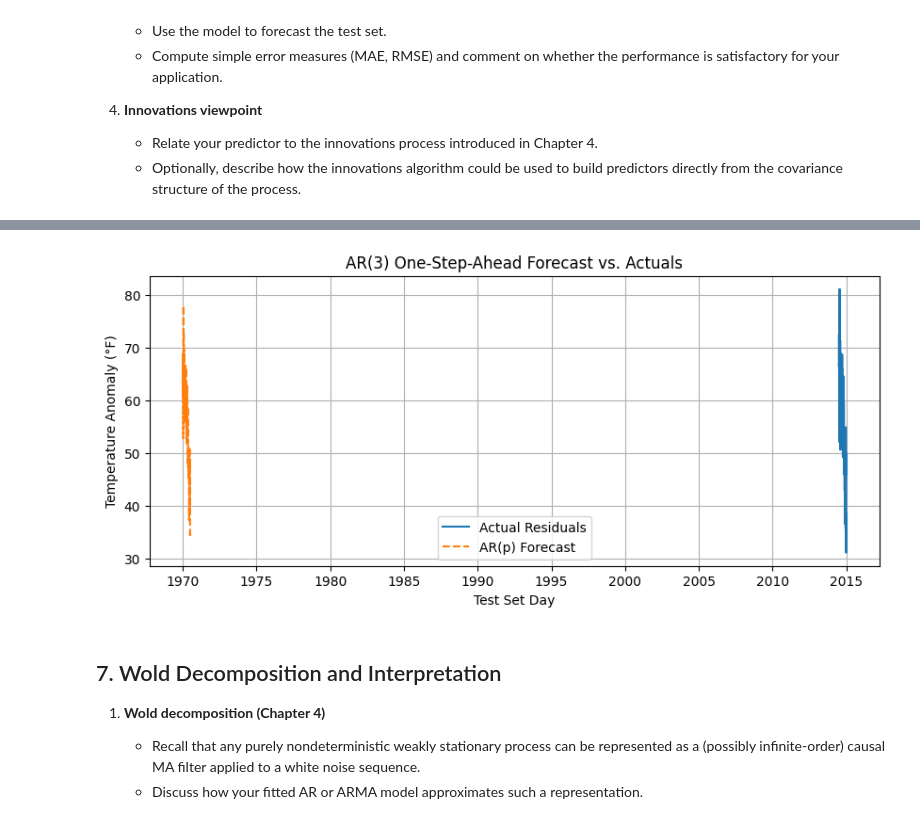
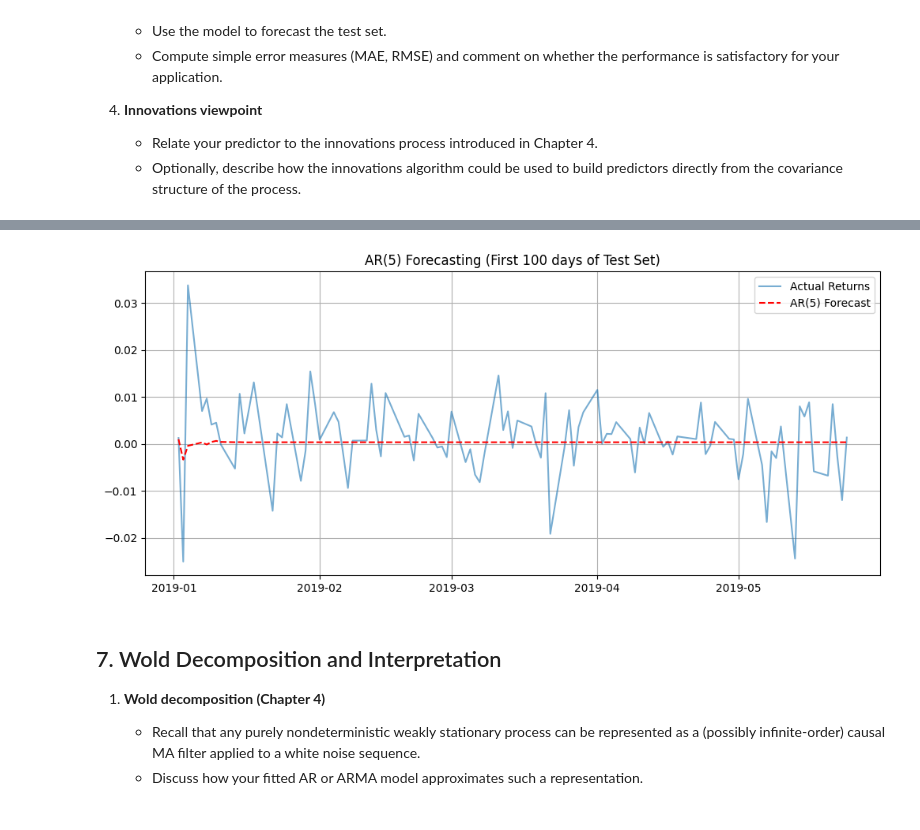
Before and after one commit to guilherme13c/Time-Series-TP, a Jupyter notebook: Lab4_Optional.ipynb, the cells around one changed output, grey strips where cells are left out. Saved outputs shown, nothing was run; the diff lists cells and outputs as text; code cells hidden in the pictures.

```diff
--- a/Lab4_Optional.ipynb
+++ b/Lab4_Optional.ipynb
@@ -136,7 +136,7 @@ import matplotlib.pyplot as plt
 #   "B" the Paris daily temperature (2010–2014)
 #   "C" the S&P 500 daily log-returns (2010–2019)
 
-option = "B"   # change this to "B" or "C" as needed
+option = "C"   # change this to "B" or "C" as needed
 
 file_path = ""
 date_col = ""
@@ -284,14 +260,14 @@ Apply the frequency-domain tools from the course:
 # %%
 import scipy.signal
 
-f, Pxx = scipy.signal.periodogram(ts_values, window='boxcar', fs=1.0)
+# Compute Periodogram
+f, Pxx = scipy.signal.periodogram(ts_values, window='boxcar')
 
-plt.figure(figsize=(10, 4))
-
+plt.figure(figsize=(10, 5))
 plt.semilogy(f[1:], Pxx[1:])
-plt.title('Periodogram (PSD) of S&P 500 Log-Returns')
-plt.xlabel('Frequency (cycles/day)')
+plt.title('Periodogram (Power Spectral Density) of Returns')
+plt.xlabel('Frequency (cycles per day)')
 plt.ylabel('Power (log scale)')
-plt.grid(True)
+plt.grid(True, which="both", alpha=0.5)
 plt.show()
 # %% [output]
@@ -351,61 +327,45 @@ Using your fitted model conduct:
       covariance structure of the process.
 # %%
 from statsmodels.tsa.ar_model import AutoReg
-from statsmodels.tools.eval_measures import rmse
+from sklearn.metrics import mean_squared_error
 
-# --- 6.1 & 6.2: Model Choice and Parameter Estimation ---
+# 1. Setup
+# We choose AR(2) to capture any potential 5-day momentum/reversion
+p = 5
+print(f"Chosen Model: AR({p})")
 
-# We choose p=3 based on our PACF analysis from Section 4
-p = 3
-print(f"Chosen model: AR({p})")
+# 2. Train/Test Split (Last 10% as test)
+split_idx = int(len(ts) * 0.9)
+train_data = ts.iloc[:split_idx]
+test_data = ts.iloc[split_idx:]
+print(f"Train samples: {len(train_data)}, Test samples: {len(test_data)}")
 
-# Split data into train (first 90%) and test (last 10%)
-split_idx = int(len(ts) * 0.9)
-train_data = ts[:split_idx]
-test_data = ts[split_idx:]
-print(f"Training samples: {len(train_data)}, Test samples: {len(test_data)}")
+# 3. Fit Model (Using Yule-Walker equivalent or OLS via AutoReg)
+model = AutoReg(train_data, lags=p).fit()
 
-# Fit an AR(p) model using Yule-Walker equations
-# We use statsmodels 'AutoReg' which has a 'yule-walker' method
-model = AutoReg(train_data, lags=p, trend='n') # type: ignore # 'n' for no mean/trend (we removed it)
-model_fit = model.fit()
+print("\n--- Estimated Parameters ---")
+print(model.params)
 
-# Get the estimated coefficients
-phi = model_fit.params
-sigma2_est = model_fit.sigma2
+# 4. Multi-step Prediction (Dynamic forecast over test set)
+# Note: For financial data, multi-step forecasts converge to the mean immediately.
+pred_start = len(train_data)
+pred_end = len(train_data) + len(test_data) - 1
+predictions = model.predict(start=pred_start, end=pred_end, dynamic=True)
 
-print(f"Estimated AR coefficients (phi): {np.round(phi, 4)}")
-print(f"Estimated noise variance (sigma^2): {sigma2_est:.4f}")
+# 5. Evaluation
+rmse = np.sqrt(mean_squared_error(test_data, predictions))
+print(f"\nTest Set RMSE: {rmse:.5f}")
+print(f"Standard Deviation of Test Data: {test_data.std():.5f}")
 
-# --- 6.3: One-Step-Ahead Linear Forecasting ---
-
-# The AR(p) predictor is: X_hat[t] = phi[0]*X[t-1] + ... + phi[p-1]*X[t-p]
-predictions = []
-
-# We need the full series (train + test) to get history for the test set
-history = list(train_data)
-
-for t in range(len(test_data)):
-    # We need the last 'p' observations to make a prediction
-    # The 'test_data' starts at index 'split_idx' in the original series
-    # So we look at indices (split_idx + t - p) up to (split_idx + t - 1)
-    lag_values = ts[split_idx + t - p : split_idx + t]
-
-    # Apply the linear predictor equation
-    pred = np.dot(phi, lag_values[::-1]) # type: ignore # [phi1, phi2, phi3] dot [X_t-1, X_t-2, X_t-3]
-    predictions.append(pred)
-
-# Calculate RMSE on the test set
-error = rmse(test_data, predictions)
-print(f"Test Set RMSE: {error:.4f} (°F)")
-
-    # --- Plot the results ---
-plt.figure(figsize=(10, 4))
-plt.plot(test_data, label='Actual Residuals') # type: ignore
-plt.plot(predictions, label='AR(p) Forecast', linestyle='--')
-plt.title(f'AR({p}) One-Step-Ahead Forecast vs. Actuals')
-plt.xlabel('Test Set Day')
-plt.ylabel('Temperature Anomaly (°F)')
+# 6. Plotting
+plt.figure(figsize=(12, 5))
+# Plot a zoomed in version of the test set (it's too dense to see otherwise)
+zoom_n = 100
+plt.plot(test_data.index[:zoom_n], test_data.values[:zoom_n],
+         label='Actual Returns', alpha=0.6)
+plt.plot(test_data.index[:zoom_n], predictions.values[:zoom_n],
+         label=f'AR({p}) Forecast', color='red', linestyle='--')
+plt.title(f"AR({p}) Forecasting (First {zoom_n} days of Test Set)")
 plt.legend()
 plt.grid(True)
 plt.show()
@@ -421,4 +387,4 @@ Test Set RMSE: 4.7014 (°F)
-[figure, old version]
+[figure, new version]
 # %% [markdown]
 ## 7. Wold Decomposition and Interpretation
 
```
Also changed, not shown: parts of 6 cells of this notebook, 1 other file.
